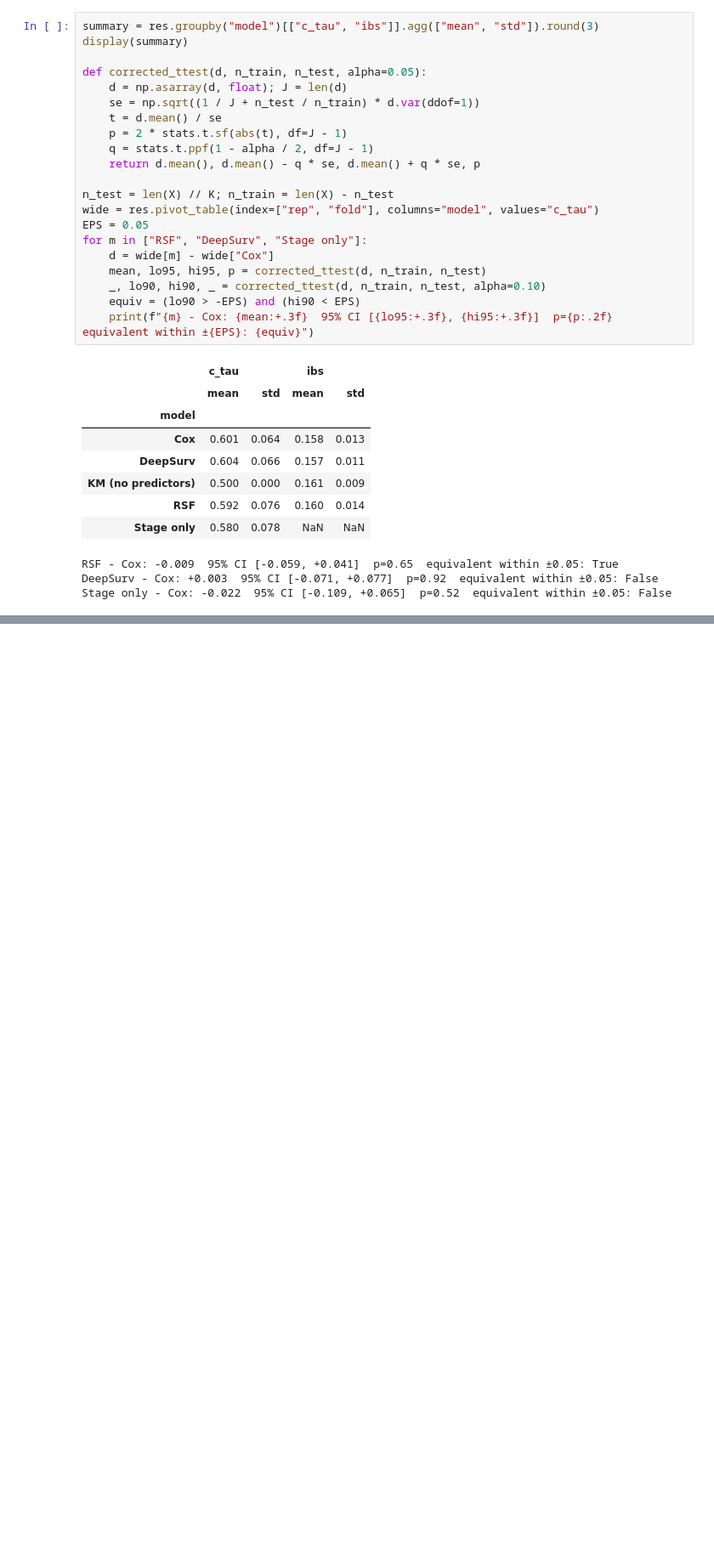
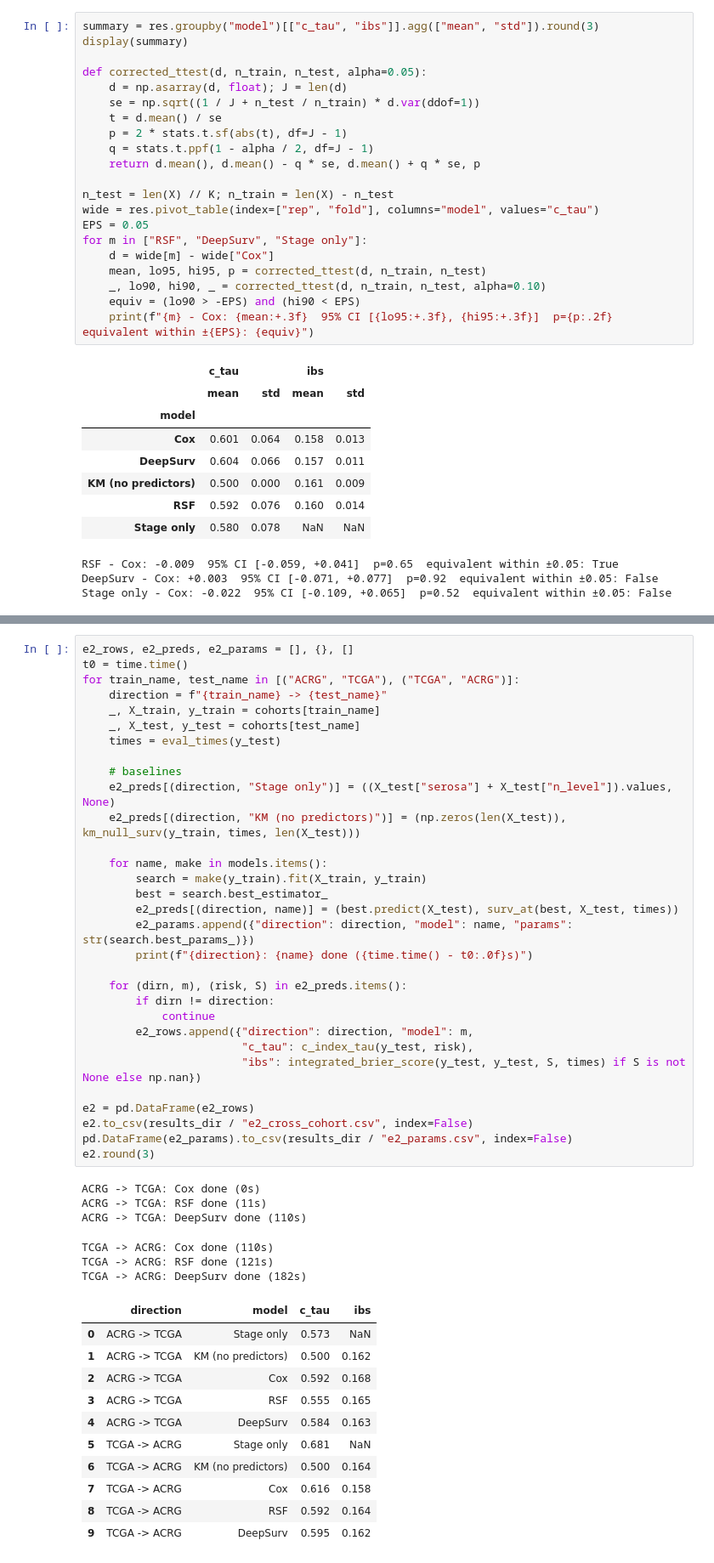
Before and after one commit to patriciamateica/GastricCancerRecurrence, a Jupyter notebook: src/experimenting101.ipynb, the cells around one changed output, grey strips where cells are left out. Shown at 85% size. Drawn from its saved outputs; the diff is of its cells as text; blank space fills up the shorter version.

```diff
--- a/src/experimenting101.ipynb
+++ b/src/experimenting101.ipynb
@@ -246,0 +265,49 @@ Stage only - Cox: -0.022  95% CI [-0.109, +0.065]  p=0.52  equivalent within ±0
+# %%
+e2_rows, e2_preds, e2_params = [], {}, []
+t0 = time.time()
+for train_name, test_name in [("ACRG", "TCGA"), ("TCGA", "ACRG")]:
+    direction = f"{train_name} -> {test_name}"
+    _, X_train, y_train = cohorts[train_name]
+    _, X_test, y_test = cohorts[test_name]
+    times = eval_times(y_test)
+
+    # baselines
+    e2_preds[(direction, "Stage only")] = ((X_test["serosa"] + X_test["n_level"]).values, None)
+    e2_preds[(direction, "KM (no predictors)")] = (np.zeros(len(X_test)), km_null_surv(y_train, times, len(X_test)))
+
+    for name, make in models.items():
+        search = make(y_train).fit(X_train, y_train)
+        best = search.best_estimator_
+        e2_preds[(direction, name)] = (best.predict(X_test), surv_at(best, X_test, times))
+        e2_params.append({"direction": direction, "model": name, "params": str(search.best_params_)})
+        print(f"{direction}: {name} done ({time.time() - t0:.0f}s)")
+
+    for (dirn, m), (risk, S) in e2_preds.items():
+        if dirn != direction:
+            continue
+        e2_rows.append({"direction": direction, "model": m,
+                        "c_tau": c_index_tau(y_test, risk),
+                        "ibs": integrated_brier_score(y_test, y_test, S, times) if S is not None else np.nan})
+
+e2 = pd.DataFrame(e2_rows)
+e2.to_csv(results_dir / "e2_cross_cohort.csv", index=False)
+pd.DataFrame(e2_params).to_csv(results_dir / "e2_params.csv", index=False)
+e2.round(3)
+# %% [output]
+ACRG -> TCGA: Cox done (0s)
+ACRG -> TCGA: RSF done (11s)
+ACRG -> TCGA: DeepSurv done (110s)
+TCGA -> ACRG: Cox done (110s)
+TCGA -> ACRG: RSF done (121s)
+TCGA -> ACRG: DeepSurv done (182s)
+|  | direction | model | c_tau | ibs |
+| 0 | ACRG -> TCGA | Stage only | 0.573 | NaN |
+| 1 | ACRG -> TCGA | KM (no predictors) | 0.500 | 0.162 |
+| 2 | ACRG -> TCGA | Cox | 0.592 | 0.168 |
+| 3 | ACRG -> TCGA | RSF | 0.555 | 0.165 |
+| 4 | ACRG -> TCGA | DeepSurv | 0.584 | 0.163 |
+| 5 | TCGA -> ACRG | Stage only | 0.681 | NaN |
+| 6 | TCGA -> ACRG | KM (no predictors) | 0.500 | 0.164 |
+| 7 | TCGA -> ACRG | Cox | 0.616 | 0.158 |
+| 8 | TCGA -> ACRG | RSF | 0.592 | 0.164 |
+| 9 | TCGA -> ACRG | DeepSurv | 0.595 | 0.162 |
```
Also changed, not shown: parts of 7 cells of this notebook.
